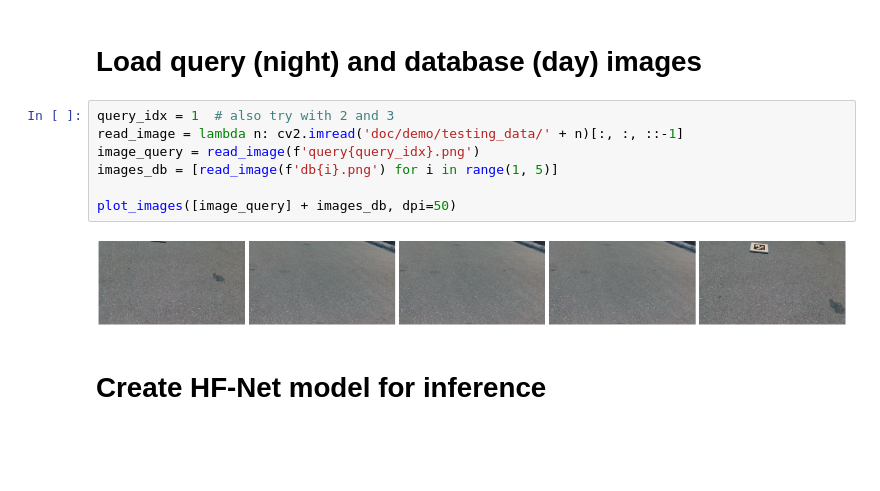
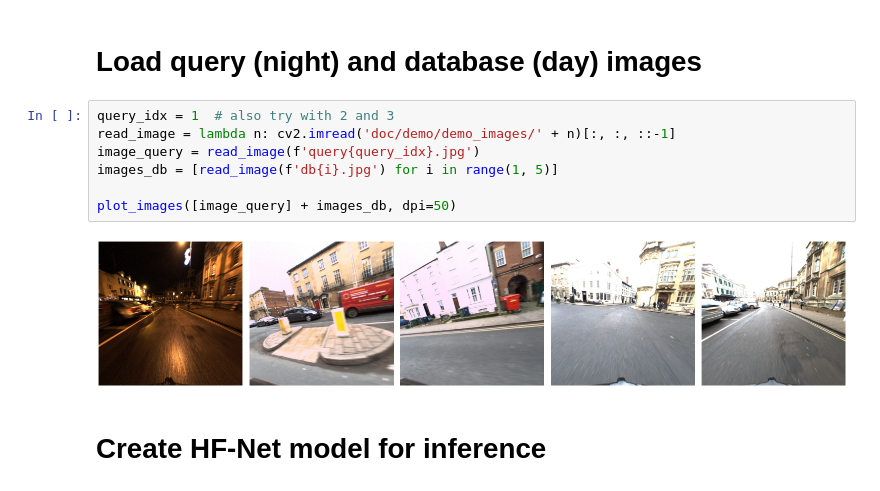
Before and after one commit to ethz-asl/hfnet, a Jupyter notebook: demo.ipynb, the cells around one changed output. Drawn from its saved outputs; the diff is of its cells as text; blank space fills up the shorter version.

```diff
--- a/demo.ipynb
+++ b/demo.ipynb
@@ -21,13 +24,13 @@ tf.contrib.resampler  # import C++ op
 # Load query (night) and database (day) images
 # %%
 query_idx = 1  # also try with 2 and 3
-read_image = lambda n: cv2.imread('doc/demo/testing_data/' + n)[:, :, ::-1]
-image_query = read_image(f'query{query_idx}.png')
-images_db = [read_image(f'db{i}.png') for i in range(1, 5)]
+read_image = lambda n: cv2.imread('doc/demo/demo_images/' + n)[:, :, ::-1]
+image_query = read_image(f'query{query_idx}.jpg')
+images_db = [read_image(f'db{i}.jpg') for i in range(1, 5)]
 
 plot_images([image_query] + images_db, dpi=50)
 # %% [output]
-[figure, old version]
+[figure, new version]
 # %% [markdown]
 # Create HF-Net model for inference
 # %%
```
Also changed, not shown: parts of 5 cells of this notebook, 20 other files.
